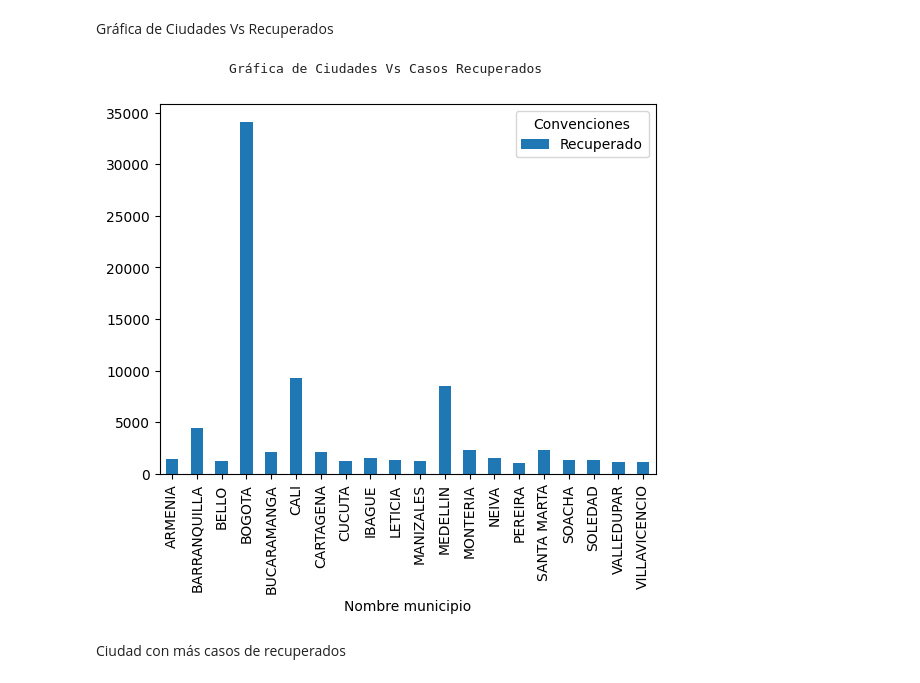
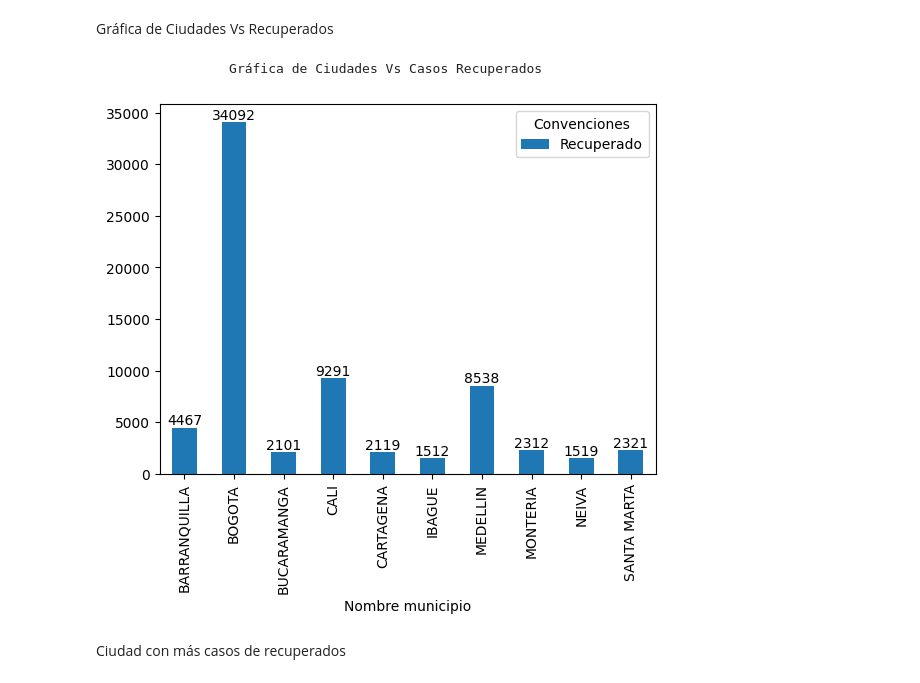
Before and after one commit to daniicroom/modelamiento_simulacion, a Jupyter notebook: 27-03-2023/Ejercicio2.ipynb, the cells around one changed output. Saved outputs shown, nothing was run; the diff lists cells and outputs as text; code cells hidden in the pictures.

```diff
--- a/27-03-2023/Ejercicio2.ipynb
+++ b/27-03-2023/Ejercicio2.ipynb
@@ -4,7 +4,7 @@ import matplotlib.pyplot as plt
 import pymongo
 
 
-df = pd.read_csv("C:/Users/JHON/Desktop/ModelamientoSimulacion/2023-03-27/Casos_positivos_de_COVID-19_en_Colombia.csv")
+df = pd.read_csv("./Casos_positivos_de_COVID-19_en_Colombia.csv")
 
 #Se suman la cantidad de personas recuperadas, y que fueron diagnosticadas en el mes de febrero
 recuperados =(df["Recuperado"] == "Recuperado").sum()
@@ -26,22 +26,24 @@ La ciudad con mas recuperados totales es: ['BOGOTA'] con [34092] recuperados
 Gráfica de Ciudades Vs Recuperados
 # %%
 # Define el Top a mostrar en la gráfica
-df_first = df_sorted.head(20)
+df_first = df_sorted.head(10)
 
 
 # Se definen los nombres para eje X y eje Y, y envia el valor de la barra
 df_pivot = df_first.pivot(index='Nombre municipio', columns='Recuperado', values='count')
-df_pivot.plot(kind='bar', stacked=True)
+ax = df_pivot.plot(kind='bar', stacked=True)
 
 
+for p in ax.containers:
+    ax.bar_label(p, label_type='edge')
 
 #Imprime la etiqueta de convenciones
 plt.legend(title='Convenciones')
 
 print("                 Gráfica de Ciudades Vs Casos Recuperados")
 plt.show()
 # %% [output]
                  Gráfica de Ciudades Vs Casos Recuperados
-[figure, old version]
+[figure, new version]
 # %% [markdown]
 Ciudad con más casos de recuperados
```
Also changed, not shown: 8 other files.
